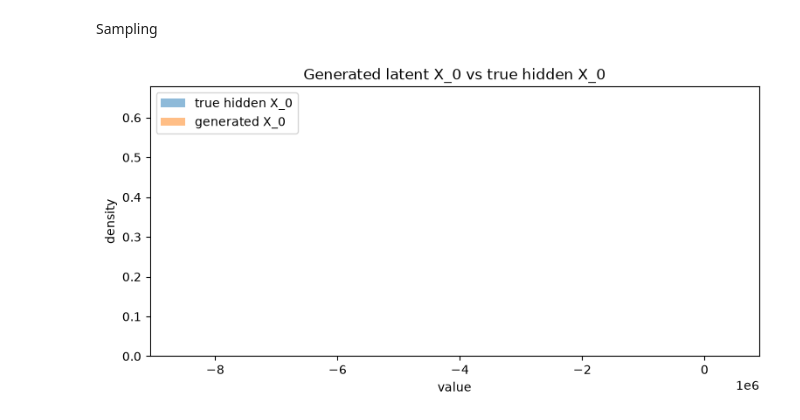
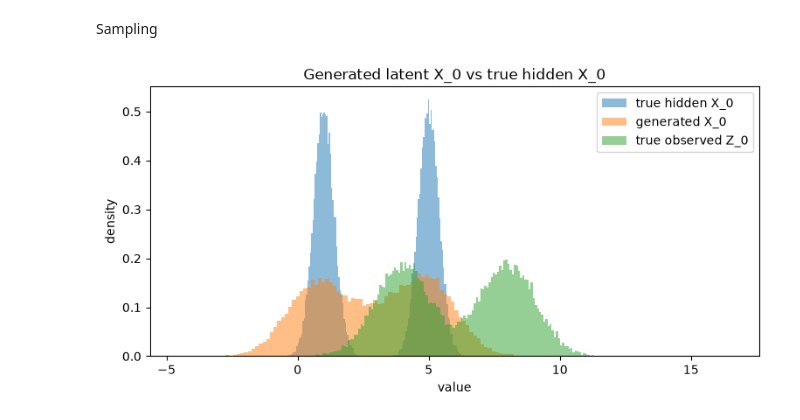
Before and after one commit to lealagonotte/stage_2026, a Jupyter notebook: ddpm_adapted.ipynb, the cells around one changed output. Cells and saved outputs as stored; diff of their text form; code cells hidden in the pictures.

Commit message:
stabilize_score

```diff
--- a/ddpm_adapted.ipynb
+++ b/ddpm_adapted.ipynb
@@ -24,18 +24,20 @@ Génération de données synthétiques
 # %%
 mu_x0 = 3.0
 var_x0 = 0.4
-sigma_base = 0.04
+sigma_base = 1
 eps_base=3
-var_z0 = var_x0 + sigma_base**2  # 4.4
+var_z0 = var_x0 + sigma_base**2
 
 
 n_samples = 30000
 eps_mean = 3.0/sigma_base
 
-data = "gaussian"  # "gaussian" or "mixture"
+data = "mixture"  # "gaussian" or "mixture"
 
 mu_z0 = mu_x0 + sigma_base * eps_mean
 var_z0 = var_x0 + sigma_base**2
+
+
 # Mixture parameters for X_0
 mixture_weights = torch.tensor([0.5, 0.5], device=device)
 mixture_means = torch.tensor([1, 5.0], device=device)
@@ -121,7 +123,7 @@ Hyperparamètre et noise schedule
 # %%
 T = 500
 
-beta_start = 1e-4
+beta_start = 6e-3
 beta_end = 0.04
 
 betas = torch.linspace(beta_start, beta_end, T, device=device) # Schedule linéaire pour les betas
@@ -339,13 +680,11 @@ def p_sample_hidden_x_ddpm(model,zt, t):
     # Z_t | X_{t-1}=x is N(sqrt(alpha_t)*(x + sigma_{t-1} eps_mean), delta_t I).
     bias_t = torch.sqrt(alpha_t) * sigma_prev * eps_mean
 
-    # True score of f_t^Z
+    # Score learned of f_t^Z
     score = model(zt, t)
 
-    var_z0 = var_x0 + sigma_base**2
-    var_z_t = alpha_bar_t * var_z0 + (1.0 - alpha_bar_t)
-    hessian = -1.0 / var_z_t
-    var_x_prev = (delta_t + (delta_t**2) * hessian) / alpha_t
+
+    var_x_prev = (delta_t ) / alpha_t
     noise_x = torch.randn_like(zt)
 
     #
@@ -404,18 +743,19 @@ def sample_hidden_x_from_z_ddpm( model, n_samples):
 # %%
 
 x0_gen, z0_gen, trajectory = sample_hidden_x_from_z_ddpm(model, n_samples=30000)
 
 x0_real, z0_real = sample_joint_data(30000, data=data)
 x0_real = x0_real.detach().cpu()
 z0_real = z0_real.detach().cpu()
 
 plt.figure(figsize=(9, 4))
 plt.hist(x0_real.numpy(), bins=150, density=True, alpha=0.5, label="true hidden X_0")
 plt.hist(x0_gen.numpy(), bins=150, density=True, alpha=0.5, label="generated X_0")
+plt.hist(z0_real.numpy(), bins=150, density=True, alpha=0.5, label="true observed Z_0")
 plt.title("Generated latent X_0 vs true hidden X_0")
 plt.xlabel("value")
 plt.ylabel("density")
 plt.legend()
 plt.show()
 # %% [output]
-[figure, old version]
+[figure, new version]
```
Also changed, not shown: parts of 6 cells of this notebook.
